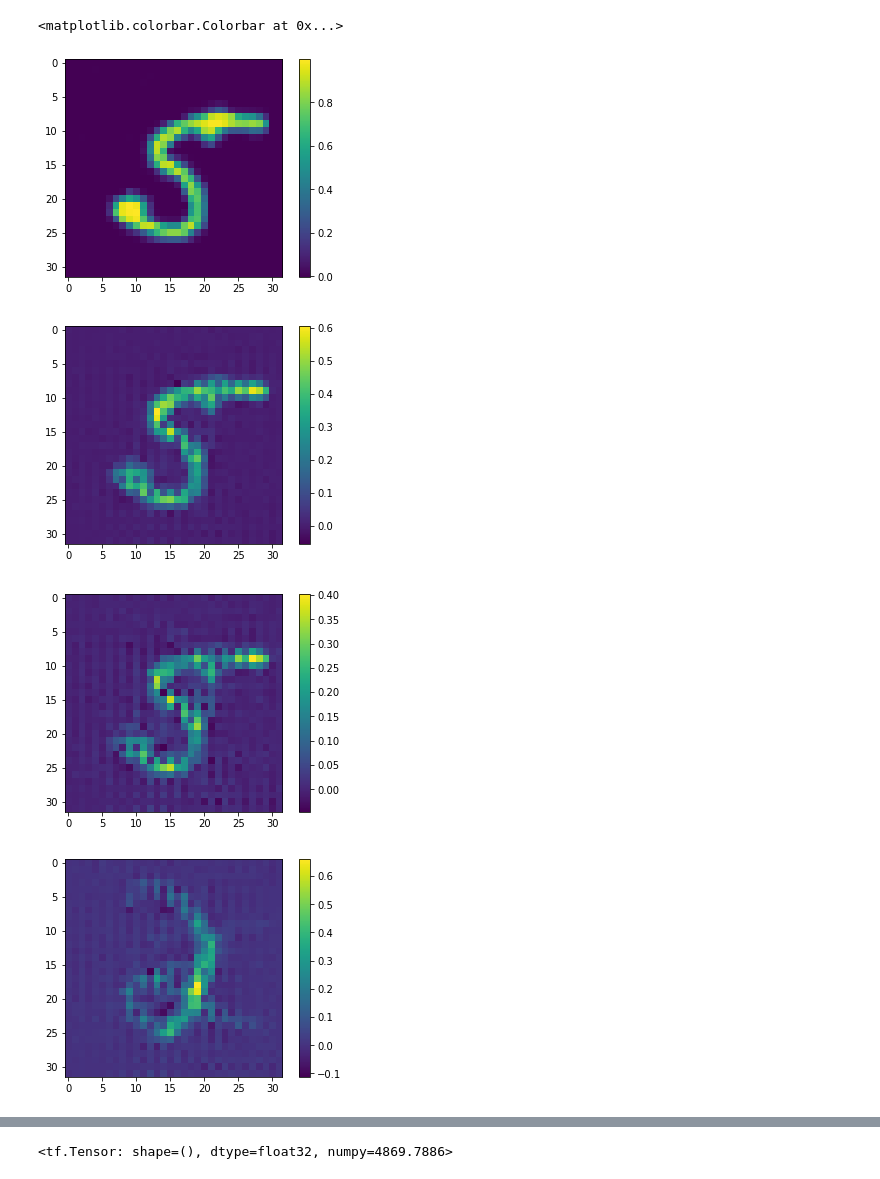
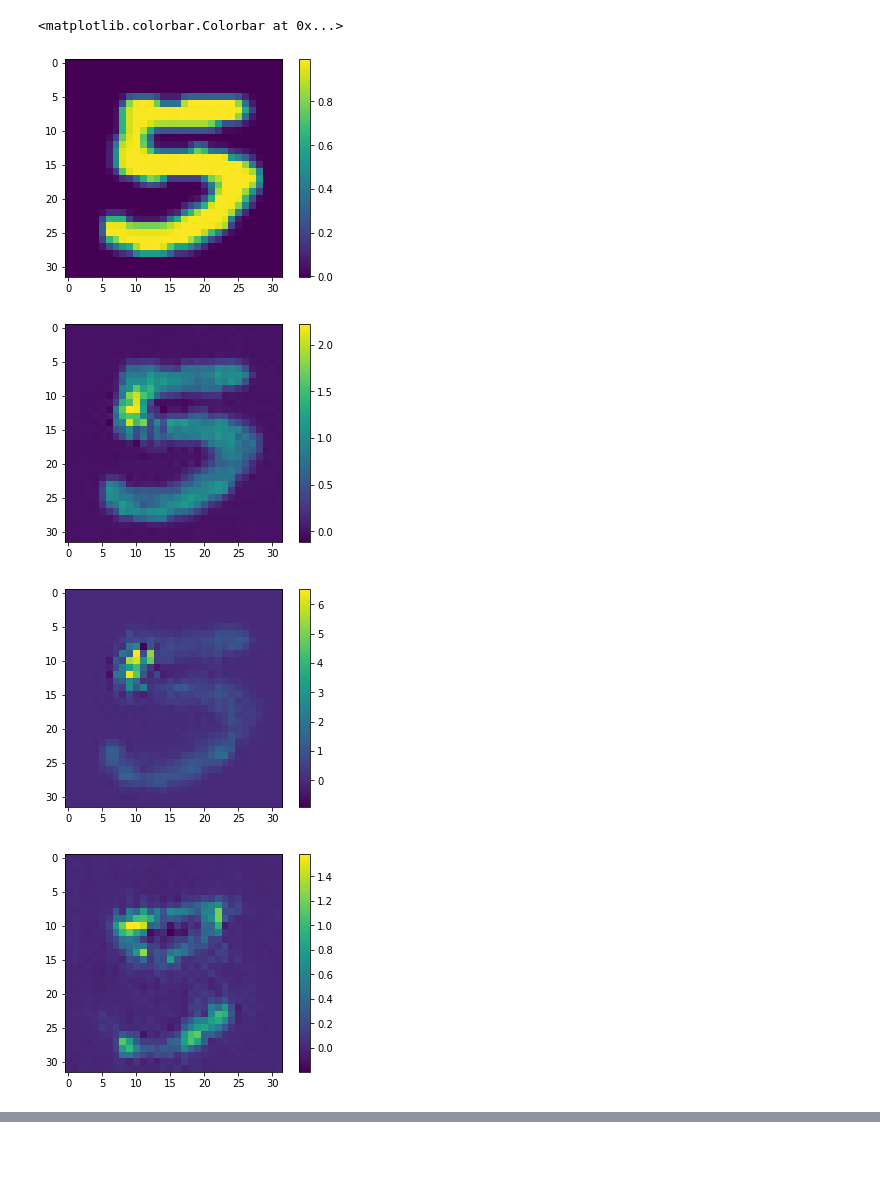
Before and after one commit to IvanOleksiyuk/glow_hep, a Jupyter notebook: Main experiments.ipynb, the cells around one changed output, grey strips where cells are left out. Drawn from its saved outputs; the diff is of its cells as text; code cells hidden in the pictures; blank space fills up the shorter version.

```diff
--- a/Main experiments.ipynb
+++ b/Main experiments.ipynb
@@ -37,10 +37,11 @@ To enable them in other operations, rebuild TensorFlow with the appropriate comp
 # %%
 #define and test our bijector
 glow = tfglow.Glow(output_shape=[32, 32, 1],
-                coupling_bijector_fn=ResnetGlowNetwork,
+                coupling_bijector_fn=Resnet2GlowNetwork,
                 exit_bijector_fn=tfb.GlowDefaultExitNetwork,
                 num_glow_blocks=3,
-                num_steps_per_block=6)
+                num_steps_per_block=6,
+                use_actnorm=False)
 
 z_shape = glow.inverse_event_shape([32, 32, 1])
 
@@ -106,6 +105,24 @@ tf.Tensor(-122.88301, shape=(), dtype=float32)
 # %%
 #define optimiser, summary and metrics
-optimizer = tf.optimizers.Adam(learning_rate=5e-4)
+
+class MyLRSchedule(tf.keras.optimizers.schedules.LearningRateSchedule):
+
+    def __init__(self, initial_learning_rate):
+        self.initial_learning_rate = initial_learning_rate
+
+    def __call__(self, step):
+        if step<=500:
+            return self.initial_learning_rate
+        elif step<=1000:
+            return self.initial_learning_rate/2
+        elif step<=1500:
+            return self.initial_learning_rate/5
+        else:
+            return self.initial_learning_rate/10
+
+
+optimizer = tf.optimizers.Adam(learning_rate=MyLRSchedule(5e-4))
+
 log = tf.summary.create_file_writer('checkpoints')
 avg_loss = tf.keras.metrics.Mean(name='loss', dtype=tf.float32)
 loss_list=[]
@@ -132,13 +149,13 @@ for epoch in range(n_epochs):
         avg_loss.update_state(log_prob_loss)
         if tf.equal(optimizer.iterations % 10, 0):
             print("Step {} Loss {:.6f}".format(optimizer.iterations, avg_loss.result()))
-            loss_list.appnd(avg_loss)
+            loss_list.append(avg_loss.result())
             steps_list.append(steps_list[-1]+10)
             avg_loss.reset_states()
-        if tf.equal(optimizer.iterations % 10, 0):
-            with log.as_default():
-                tf.summary.scalar("loss", avg_loss.result(), step=optimizer.iterations)
-                avg_loss.reset_states()
+        #if tf.equal(optimizer.iterations % 10, 0):
+        #    with log.as_default():
+        #        tf.summary.scalar("loss", avg_loss.result(), step=optimizer.iterations)
+        #        avg_loss.reset_states()
         if tf.equal(optimizer.iterations % n_steps, 0):
             break
 
@@ -172,42 +210,42 @@ utils.plot_4x4_grid(x_samples_np, shape=x_samples_np.shape[1:3])
 # %%
 #Test mixing of two images from a batch
 z=glow.inverse(x.numpy()).numpy()
-z1=np.copy(z[9])
-z2=np.copy(z[5])
+z1=np.copy(z[3])
+z2=np.copy(z[7])
 z[0]=z1
 a=0.9
 z[1]=(z1*a+z2*(1-a))
 a=0.75
 z[2]=(z1*a+z2*(1-a))
 a=0.5
 z[3]=(z1*a+z2*(1-a))
 a=0.25
 z[4]=(z1*a+z2*(1-a))
 a=0.1
 z[5]=(z1*a+z2*(1-a))
 z[6]=z2
 
 plt.figure()
 plt.imshow(glow(z)[0, :, :, 0])
 plt.colorbar()
 plt.figure()
 plt.imshow(glow(z)[1, :, :, 0])
 plt.colorbar()
 plt.figure()
 plt.imshow(glow(z)[2, :, :, 0])
 plt.colorbar()
 plt.figure()
 plt.imshow(glow(z)[4, :, :, 0])
 plt.colorbar()
 plt.figure()
 plt.imshow(glow(z)[5, :, :, 0])
 plt.colorbar()
 plt.figure()
 plt.imshow(glow(z)[6, :, :, 0])
 plt.colorbar()
 # %% [output]
 <matplotlib.colorbar.Colorbar at 0x...>
-[figure, old version]
+[figure, new version]
-[figure, old version]
+[figure, new version]
-[figure, old version]
+[figure, new version]
-[figure, old version]
+[figure, new version]
@@ -216,7 +254,5 @@ plt.colorbar()
 # %%
 tf.reduce_mean(glow.inverse_log_det_jacobian(x))
-# %% [output]
-<tf.Tensor: shape=(), dtype=float32, numpy=4869.7886>
 # %%
 tf.reduce_mean(tf.reduce_sum(tf.math.pow(glow.inverse(x), 2), axis=(1))/2)
 # %%
```
Also changed, not shown: parts of 8 cells of this notebook, 5 other files.
